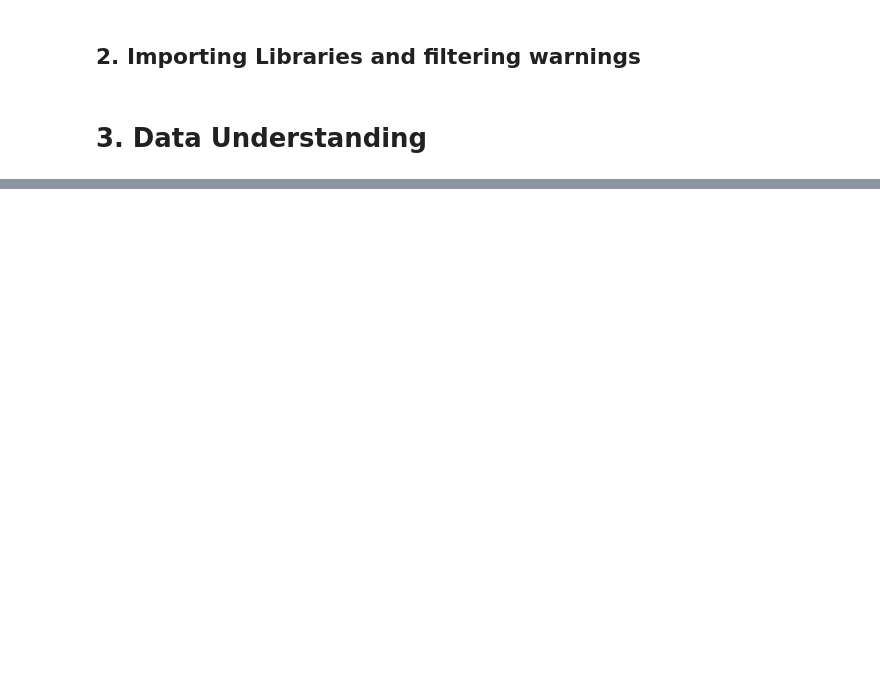
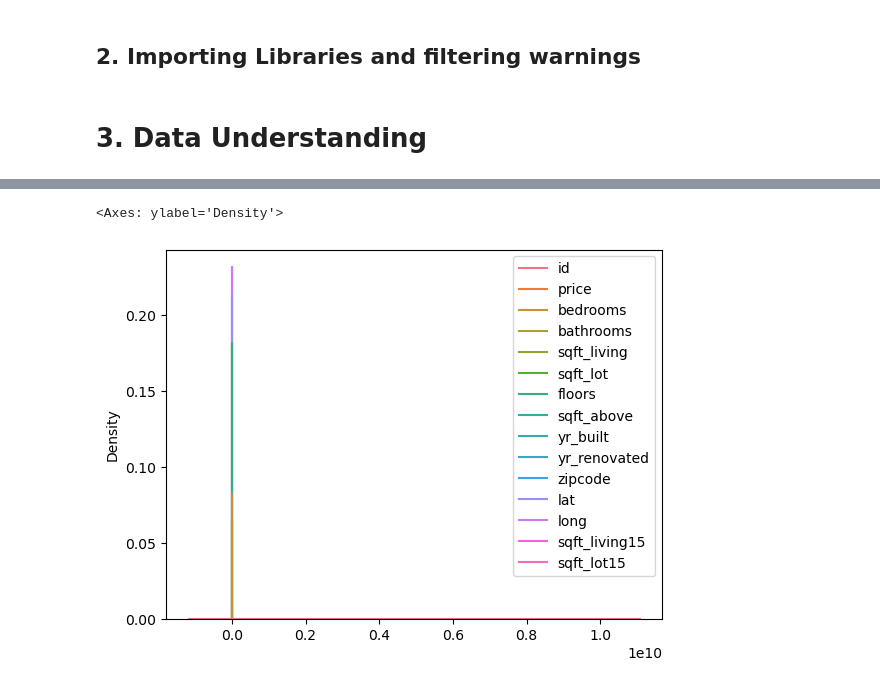
Before and after one commit to MuchiriKinyua/Real-Estate-Management-System, a Jupyter notebook: student.ipynb, the cells around one changed output, grey strips where cells are left out. Saved outputs shown, nothing was run; the diff lists cells and outputs as text; code cells hidden in the pictures; blank space fills up the shorter version.

Commit message:
Data cleaning

```diff
--- a/student.ipynb
+++ b/student.ipynb
@@ -37,3 +38,9 @@ import warnings
 warnings.filterwarnings("ignore")
 # %% [markdown]
 # 3. Data Understanding
+# %%
+# Opening the csv file
+data = pd.read_csv("Data/kc_house_data.csv")
+
+# Viewing both the head and the tail of the data
+data
@@ -39,0 +100,6 @@ warnings.filterwarnings("ignore")
+# %%
+# Let's see how it looks visually
+sns.kdeplot(data)
+# %% [output]
+<Axes: ylabel='Density'>
+[figure, added]
```
Also changed, not shown: parts of 47 cells of this notebook.
